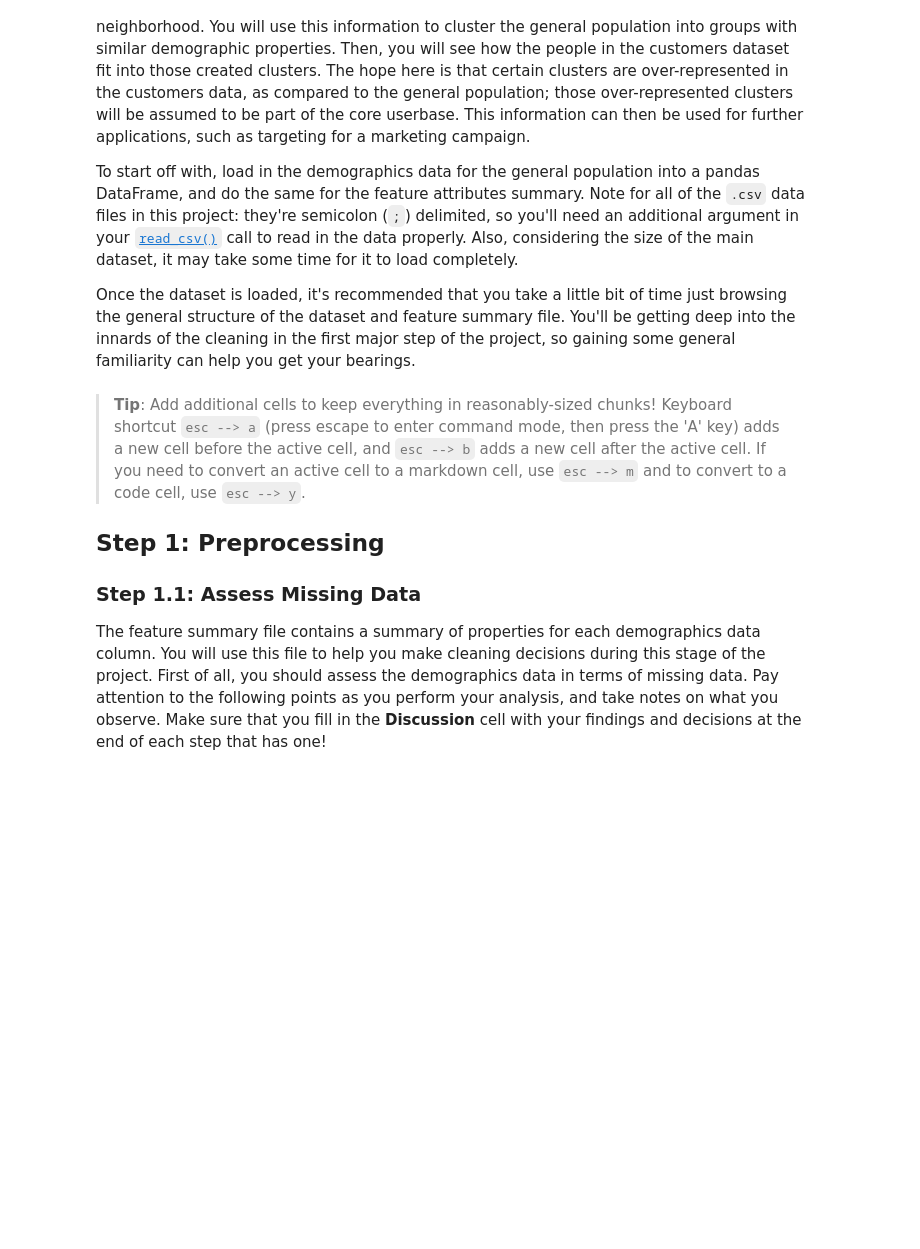
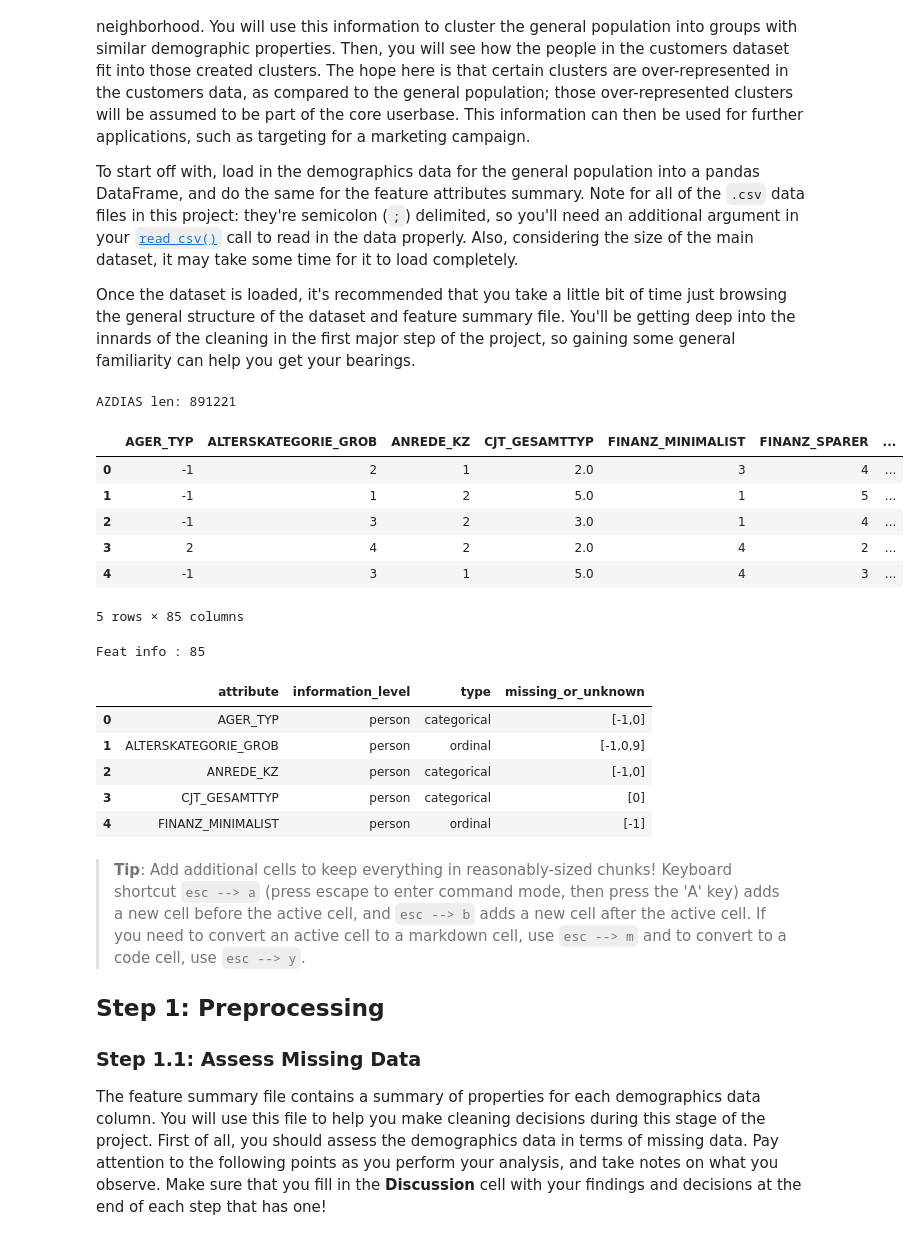
Before and after one commit to amcumber/udacity-identify-customer-segments, a Jupyter notebook: Identify_Customer_Segments.ipynb, the cells around one changed output. Drawn from its saved outputs; the diff is of its cells as text; code cells hidden in the pictures; blank space fills up the shorter version.

```diff
--- a/Identify_Customer_Segments.ipynb
+++ b/Identify_Customer_Segments.ipynb
@@ -42,13 +42,35 @@ To start off with, load in the demographics data for the general population into
 Once the dataset is loaded, it's recommended that you take a little bit of time just browsing the general structure of the dataset and feature summary file. You'll be getting deep into the innards of the cleaning in the first major step of the project, so gaining some general familiarity can help you get your bearings.
 # %%
 # Load in the general demographics data.
-azdias =
+azdias = pd.read_csv('Udacity_AZDIAS_Subset.csv', delimiter=';')
 
 # Load in the feature summary file.
-feat_info =
+feat_info = pd.read_csv('AZDIAS_Feature_Summary.csv', delimiter=';')
 # %%
 # Check the structure of the data after it's loaded (e.g. print the number of
 # rows and columns, print the first few rows).
+from IPython.display import display
+print('AZDIAS len:', len(azdias))
+display(azdias.head())
+
+print('Feat info :', len(feat_info))
+display(feat_info.head())
+# %% [output]
+AZDIAS len: 891221
+|  | AGER_TYP | ALTERSKATEGORIE_GROB | ANREDE_KZ | CJT_GESAMTTYP | FINANZ_MINIMALIST | FINANZ_SPARER | ... |
+| 0 | -1 | 2 | 1 | 2.0 | 3 | 4 | ... |
+| 1 | -1 | 1 | 2 | 5.0 | 1 | 5 | ... |
+| 2 | -1 | 3 | 2 | 3.0 | 1 | 4 | ... |
+| 3 | 2 | 4 | 2 | 2.0 | 4 | 2 | ... |
+| 4 | -1 | 3 | 1 | 5.0 | 4 | 3 | ... |
+5 rows × 85 columns
+Feat info : 85
+|  | attribute | information_level | type | missing_or_unknown |
+| 0 | AGER_TYP | person | categorical | [-1,0] |
+| 1 | ALTERSKATEGORIE_GROB | person | ordinal | [-1,0,9] |
+| 2 | ANREDE_KZ | person | categorical | [-1,0] |
+| 3 | CJT_GESAMTTYP | person | categorical | [0] |
+| 4 | FINANZ_MINIMALIST | person | ordinal | [-1] |
 # %% [markdown]
 > **Tip**: Add additional cells to keep everything in reasonably-sized chunks! Keyboard shortcut `esc --> a` (press escape to enter command mode, then press the 'A' key) adds a new cell before the active cell, and `esc --> b` adds a new cell after the active cell. If you need to convert an active cell to a markdown cell, use `esc --> m` and to convert to a code cell, use `esc --> y`.
 
```
Also changed, not shown: parts of 6 cells of this notebook.
